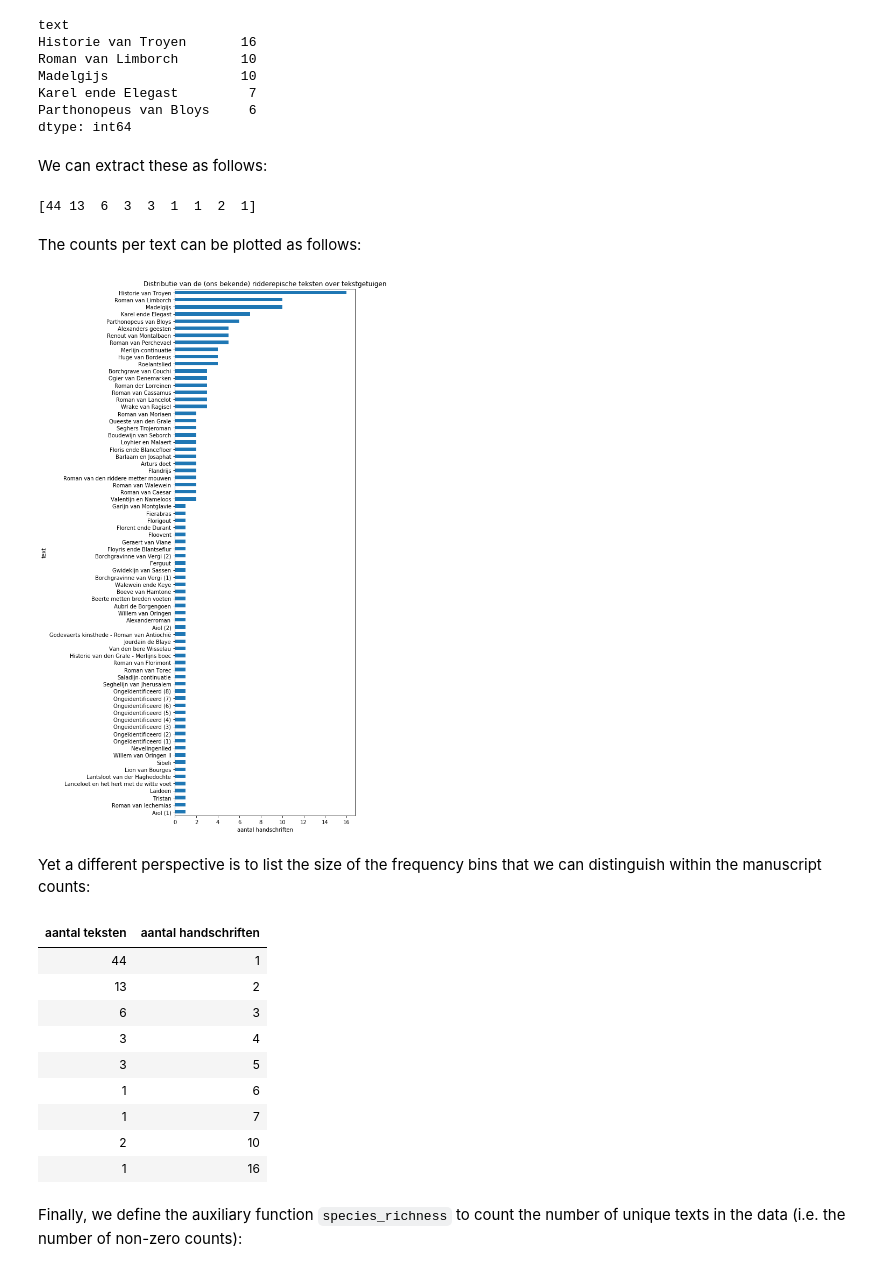
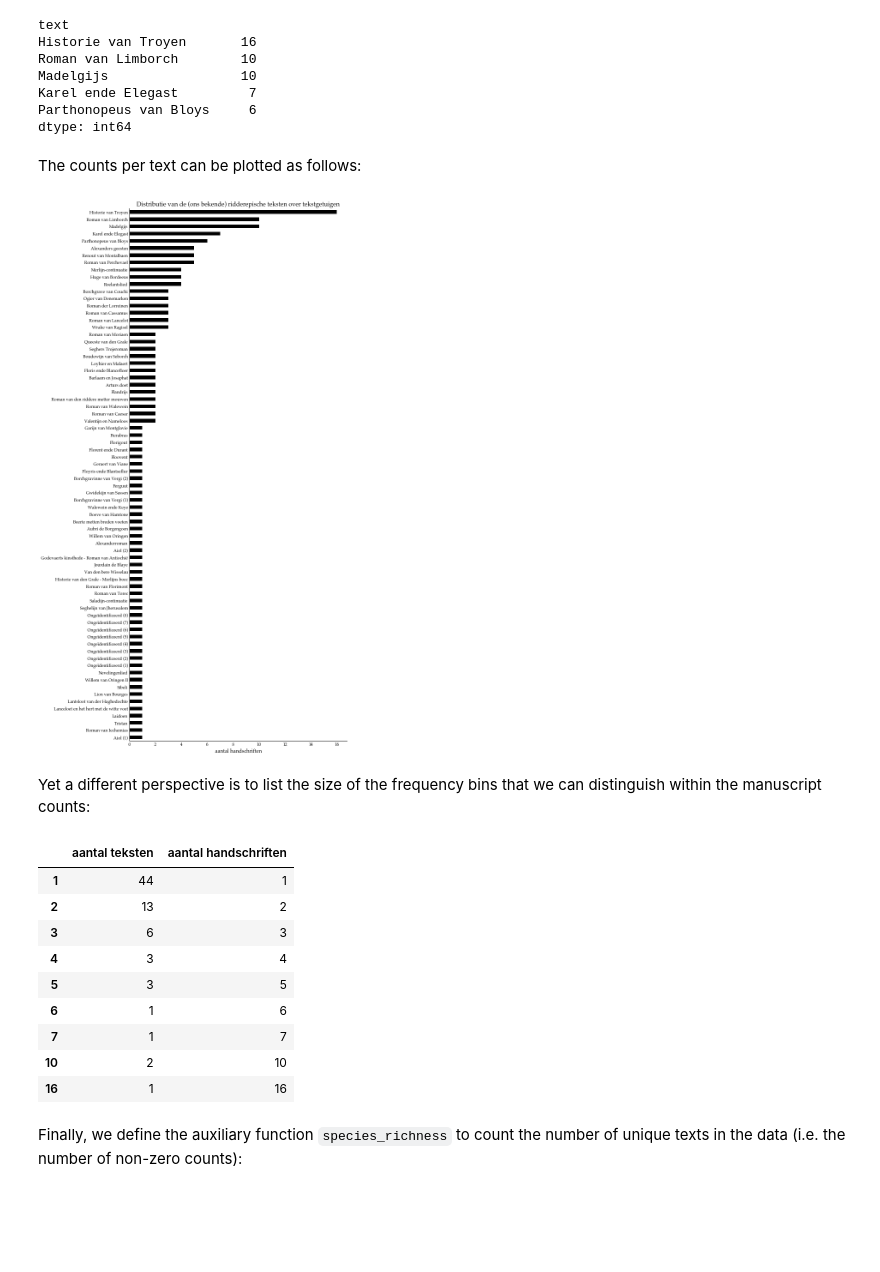
Before and after one commit to mikekestemont/chivalric_diversity, a Jupyter notebook: analysis.ipynb, the cells around one changed output. Saved outputs shown, nothing was run; the diff lists cells and outputs as text; code cells hidden in the pictures; blank space fills up the shorter version.

```diff
--- a/analysis.ipynb
+++ b/analysis.ipynb
@@ -16,7 +18,7 @@ from scipy.special import erfinv
 import pandas as pd
 
 import matplotlib.pyplot as plt
-#1plt.style.use('./hda.mplstyle')
+plt.style.use("tufte.mplstyle")
 plt.rcParams["text.usetex"] = False
 %matplotlib inline
 
@@ -53,44 +55,36 @@ Madelgijs                 10
 Karel ende Elegast         7
 Parthonopeus van Bloys     6
 dtype: int64
-# %% [markdown]
-We can extract these as follows:
-# %%
-labels, mnl_counts = np.unique(mnl.groupby('text').size(), return_counts=True)
-print(mnl_counts)
-# %% [output]
-[44 13  6  3  3  1  1  2  1]
 # %% [markdown]
 The counts per text can be plotted as follows:
 # %%
-plt.figure(figsize=(6,18))
-mnl.groupby('text').size().sort_values(ascending=True).plot.barh(ax=plt.gca());
-plt.xlabel('unieke teksten')
-plt.xlabel('aantal handschriften')
-plt.title('Distributie van de (ons bekende) ridderepische teksten over tekstgetuigen')
-plt.savefig('histogram.tiff')
+fig, ax = plt.subplots(figsize=(10,18))
+mnl.groupby('text').size().sort_values(ascending=True).plot.barh(ax=ax);
+ax.set(xlabel='aantal handschriften', ylabel='',
+       title='Distributie van de (ons bekende) ridderepische teksten over tekstgetuigen')
+ax.spines['right'].set_visible(False)
+ax.spines['top'].set_visible(False)
+plt.savefig('histogram.png', dpi=300, transparent=True)
 # %% [output]
-[figure, old version]
+[figure, new version]
 # %% [markdown]
 Yet a different perspective is to list the size of the frequency bins that we can distinguish within the manuscript counts:
 # %%
 types = mnl.groupby('text').size().sort_values(ascending=False).value_counts().sort_index()
 types = types.to_frame(name='aantal teksten')
 types['aantal handschriften'] = types.index
-
-from IPython.display import display, HTML
-display(HTML(types.to_html(index=False)))
+types
 # %% [output]
-| aantal teksten | aantal handschriften |
-| 44 | 1 |
-| 13 | 2 |
-| 6 | 3 |
-| 3 | 4 |
-| 3 | 5 |
-| 1 | 6 |
-| 1 | 7 |
-| 2 | 10 |
-| 1 | 16 |
+|  | aantal teksten | aantal handschriften |
+| 1 | 44 | 1 |
+| 2 | 13 | 2 |
+| 3 | 6 | 3 |
+| 4 | 3 | 4 |
+| 5 | 3 | 5 |
+| 6 | 1 | 6 |
+| 7 | 1 | 7 |
+| 10 | 2 | 10 |
+| 16 | 1 | 16 |
 # %% [markdown]
 Finally, we define the auxiliary function `species_richness` to count the number of unique texts in the data (i.e. the number of non-zero counts):
 # %%
```
Also changed, not shown: parts of 16 cells of this notebook.
